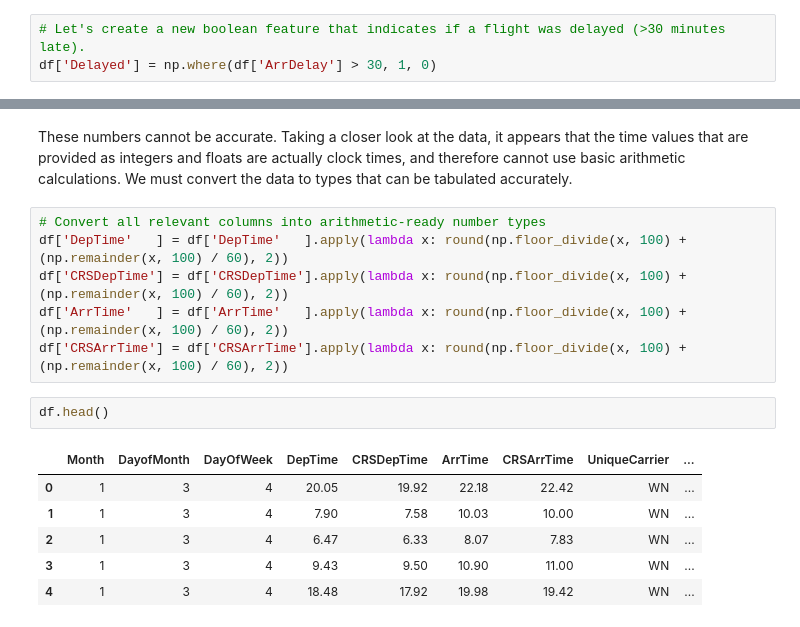
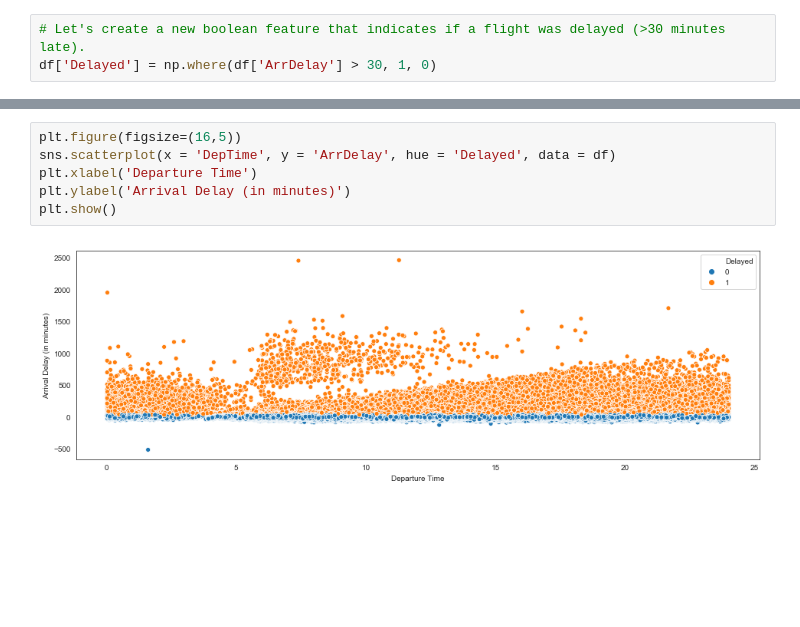
Before and after one commit to samfradkin/Thinkful-Data-Science, a Jupyter notebook: Unit 3/Potpourri/1.3.6.2 Supervised Learning Potpourri - 2 - Airline Arrivals.ipynb, the cells around one changed output, grey strips where cells are left out. Drawn from its saved outputs; the diff is of its cells as text; blank space fills up the shorter version.

```diff
--- a/Unit 3/Potpourri/1.3.6.2 Supervised Learning Potpourri - 2 - Airline Arrivals.ipynb
+++ b/Unit 3/Potpourri/1.3.6.2 Supervised Learning Potpourri - 2 - Airline Arrivals.ipynb
@@ -103,17 +212,8 @@ plt.show()
-# %% [markdown]
-These numbers cannot be accurate. Taking a closer look at the data, it appears that the time values that are provided as integers and floats are actually clock times, and therefore cannot use basic arithmetic calculations. We must convert the data to types that can be tabulated accurately.
-# %%
-# Convert all relevant columns into arithmetic-ready number types
-df['DepTime'   ] = df['DepTime'   ].apply(lambda x: round(np.floor_divide(x, 100) + (np.remainder(x, 100) / 60), 2))
-df['CRSDepTime'] = df['CRSDepTime'].apply(lambda x: round(np.floor_divide(x, 100) + (np.remainder(x, 100) / 60), 2))
-df['ArrTime'   ] = df['ArrTime'   ].apply(lambda x: round(np.floor_divide(x, 100) + (np.remainder(x, 100) / 60), 2))
-df['CRSArrTime'] = df['CRSArrTime'].apply(lambda x: round(np.floor_divide(x, 100) + (np.remainder(x, 100) / 60), 2))
-# %%
-df.head()
-# %% [output]
-|  | Month | DayofMonth | DayOfWeek | DepTime | CRSDepTime | ArrTime | CRSArrTime | UniqueCarrier | ... |
-| 0 | 1 | 3 | 4 | 20.05 | 19.92 | 22.18 | 22.42 | WN | ... |
-| 1 | 1 | 3 | 4 | 7.90 | 7.58 | 10.03 | 10.00 | WN | ... |
-| 2 | 1 | 3 | 4 | 6.47 | 6.33 | 8.07 | 7.83 | WN | ... |
-| 3 | 1 | 3 | 4 | 9.43 | 9.50 | 10.90 | 11.00 | WN | ... |
-| 4 | 1 | 3 | 4 | 18.48 | 17.92 | 19.98 | 19.42 | WN | ... |
+# %%
+plt.figure(figsize=(16,5))
+sns.scatterplot(x = 'DepTime', y = 'ArrDelay', hue = 'Delayed', data = df)
+plt.xlabel('Departure Time')
+plt.ylabel('Arrival Delay (in minutes)')
+plt.show()
+# %% [output]
+[figure, added]
```
Also changed, not shown: parts of 40 cells of this notebook.
